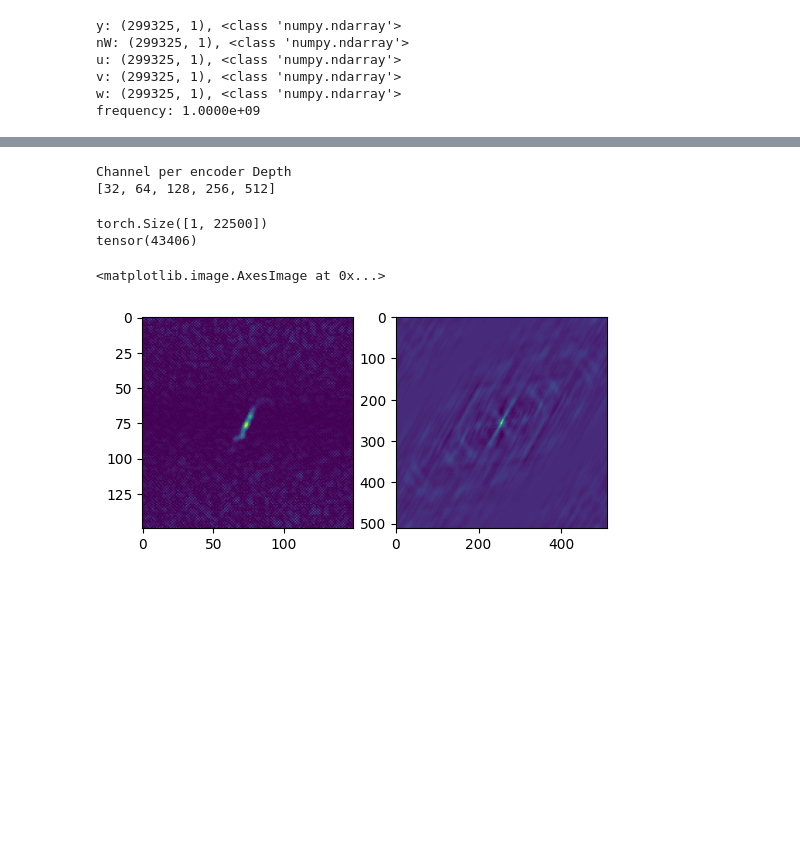
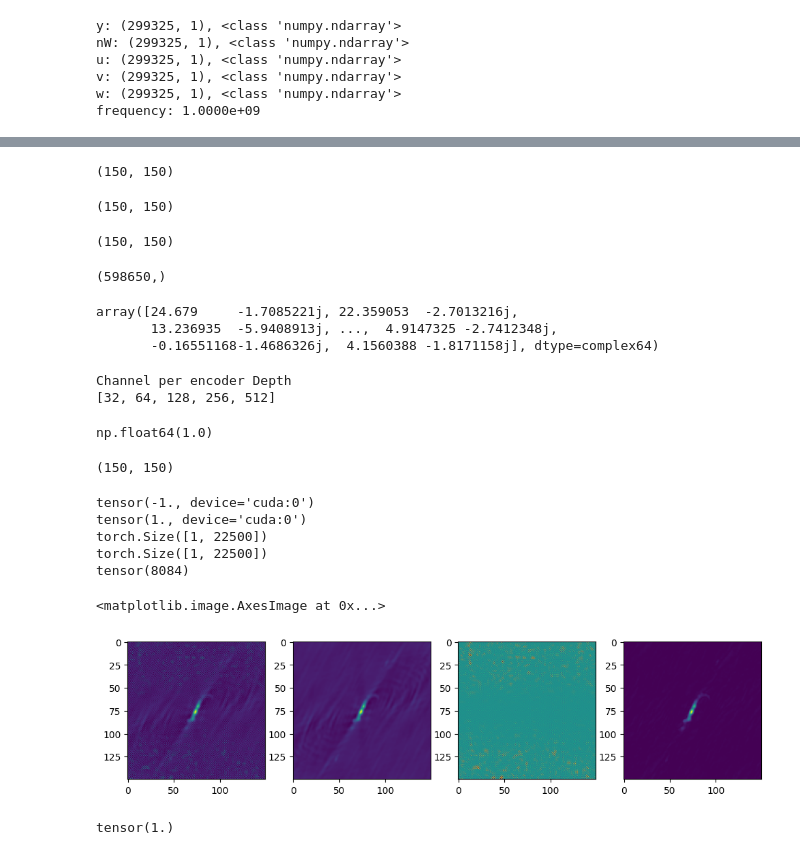
Before and after one commit to epfl-radio-astro/diffusionRI, a Jupyter notebook: ddrm_vs_usara.ipynb, the cells around one changed output, grey strips where cells are left out. Drawn from its saved outputs; the diff is of its cells as text; code cells hidden in the pictures; blank space fills up the shorter version.

```diff
--- a/ddrm_vs_usara.ipynb
+++ b/ddrm_vs_usara.ipynb
@@ -41,8 +43,8 @@ from astropy.io import fits
 uSARA_image = fits.getdata("./data_compare/uSARA_heuRegScale_1.0_model_image.fits").astype(float)
 AIRI_image  = fits.getdata("./data_compare/AIRI_heuScale_1.0_model_image.fits").astype(float)
 nufft_dirty = fits.getdata("./data_compare/dirty.fits").astype(float)
-nufft_psf   = fits.getdata("./data_compare/psf.fits").astype(float)
-
+nufft_psf   = normalize(fits.getdata("./data_compare/psf.fits").astype(float))
+print(nufft_psf.min())
 #rescale the input image to go from 0 to 1
 shift = np.min(true_image)
 scale = np.max(true_image)
@@ -183,3 +262,25 @@ axs[11].imshow(normalize(img_tmp))
+# %%
+ift(gridded_vis).shape
+# %% [output]
+(150, 150)
+# %%
+ift(vis_from_dirty).shape
+# %% [output]
+(150, 150)
+# %%
+normalize(img_tmp).shape
+# %% [output]
+(150, 150)
+# %%
+y_img.shape
+# %% [output]
+(598650,)
+# %%
+y_img.conj()
+# %% [output]
+array([24.679     -1.7085221j, 22.359053  -2.7013216j,
+       13.236935  -5.9408913j, ...,  4.9147325 -2.7412348j,
+       -0.16551168-1.4686326j,  4.1560388 -1.8171158j], dtype=complex64)
 # %%
 # defining the model
 
@@ -215,33 +316,56 @@ sigma_0 = 0.01#0.1494
 
 # the eta hyperparamt
 eta_A, eta_B, eta_C = 0.85, 1.0, 0.85
+# %%
+normalize(ift(vis_from_dirty)).max()
+# %% [output]
+np.float64(1.0)
+# %%
+ift(gridded_vis).shape
+# %% [output]
+(150, 150)
 # %%
 # format the true image x_0
-x = torch.from_numpy(true_image * 2.0 - 1.0).float().reshape(1,image_size, image_size)
+x = torch.from_numpy(normalize(nufft_dirty) * 2.0 - 1.0).float().reshape(1,image_size, image_size)
+#x = torch.from_numpy(normalize(ift(vis_from_dirty)) * 2.0 - 1.0).float().reshape(1,image_size, image_size)
 x_gpu = x.to(device)
 x_0 = x_gpu.unsqueeze(0).repeat(batch_size, 1, 1, 1)
-
+print(x_0.min())
+print(x_0.max())
 # change this to use dirty image??
 y1_0 = h1.H(x_0)
 y1_0 = y1_0 + sigma_0 * proj_hermitian(torch.randn_like(y1_0) * np.sqrt(2))
+print(y1_0.shape)
+
+#y1_0 = torch.from_numpy(normalize(ift(gridded_vis))).flatten().cuda().unsqueeze(0)
 
 x_dirty = h1.H_pinv(y1_0).reshape(batch_size,image_size,image_size).cpu()
 x_dirty_display = ((x_dirty + 1) / 2).clamp(0, 1)
 
 print(y1_0.shape)
 print(torch.sum(mask))
 
-x_dirty2 = (np.fft.fftshift(np.fft.ifft2(np.fft.fftshift(gridded_vis)))).real
+x_dirty2 = np.absolute(np.fft.fftshift(np.fft.ifft2(np.fft.fftshift(gridded_vis))))
+#x_dirty2 = (np.fft.fftshift(np.fft.ifft2(np.fft.fftshift(gridded_vis)))).real
 
-fig, ax = plt.subplots(1,2, figsize=(6, 3))
+fig, ax = plt.subplots(1,4, figsize=(12, 3))
 ax = ax.flatten()
 ax[0].imshow(x_dirty_display[0,...])
-ax[1].imshow(x_dirty2)
+ax[1].imshow(x_0.cpu().squeeze(0).squeeze(0).numpy())
+ax[2].imshow(x_0.cpu().squeeze(0).squeeze(0)-x_dirty[0,...])
+ax[3].imshow(x_dirty2)
 # %% [output]
+tensor(-1., device='cuda:0')
+tensor(1., device='cuda:0')
 torch.Size([1, 22500])
-tensor(43406)
+torch.Size([1, 22500])
+tensor(8084)
 <matplotlib.image.AxesImage at 0x...>
-[figure, old version]
+[figure, new version]
+# %%
+x.max()
+# %% [output]
+tensor(1.)
 # %%
 
 # do the DDRM sampling
```
Also changed, not shown: parts of 17 cells of this notebook.
